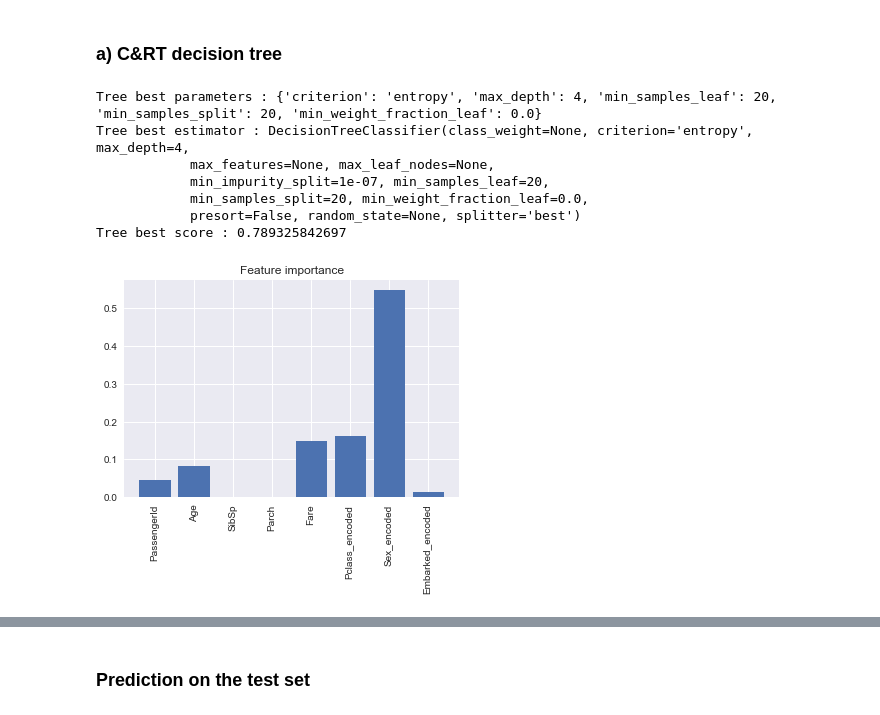
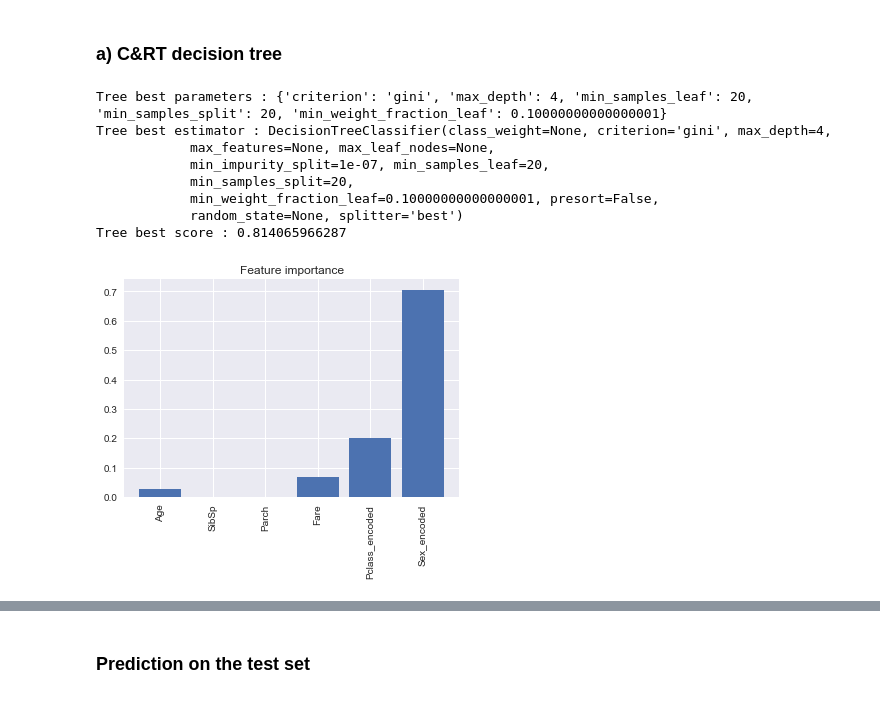
Before and after one commit to mknorps/DataScience-Projects, a Jupyter notebook: Titanic_meets_decision_Trees.ipynb, the cells around one changed output, grey strips where cells are left out. Cells and saved outputs as stored; diff of their text form; code cells hidden in the pictures.

Commit message:
added grid search with different metric

```diff
--- a/Titanic_meets_decision_Trees.ipynb
+++ b/Titanic_meets_decision_Trees.ipynb
@@ -221,9 +221,9 @@ For "Age" column as a first attempt we will use age distribution $F_{Age}$ known
 # filling NaN in "Embarked" and "Fare"
 
 for i,data in combined_cleaned.items():
-    data["Embarked"].fillna(value="S",inplace=True) # S is most popular value
     mean_Fare = data["Fare"].mean()
     data["Fare"].fillna(value=mean_Fare,inplace=True)
+    data.drop("Embarked",axis=1,inplace=True)
 # %%
 # filling NaN in "Age"
 fig, ax = plt.subplots( figsize=(6,4))
@@ -276,9 +276,9 @@ param_grid = {'min_samples_leaf':np.arange(20,50,5),
               'min_weight_fraction_leaf':np.arange(0,0.4,0.1),
               'criterion':['gini','entropy']}
 clf = tree.DecisionTreeClassifier()
-tree_search = GridSearchCV(clf, param_grid)
+tree_search = GridSearchCV(clf, param_grid, scoring='average_precision')
 
-X =  tree_data["train"]
+X =  tree_data["train"].drop("PassengerId",axis=1)
 Y = combined_cleaned["train"]["Survived"]
 tree_search.fit(X,Y)
 
@@ -286,26 +286,27 @@ print("Tree best parameters :",tree_search.best_params_)
 print("Tree best estimator :",tree_search.best_estimator_ )
 print("Tree best score :",tree_search.best_score_ )
 # %% [output]
-Tree best parameters : {'criterion': 'entropy', 'max_depth': 4, 'min_samples_leaf': 20, 'min_samples_split': 20, 'min_weight_fraction_leaf': 0.0}
-Tree best estimator : DecisionTreeClassifier(class_weight=None, criterion='entropy', max_depth=4,
+Tree best parameters : {'criterion': 'gini', 'max_depth': 4, 'min_samples_leaf': 20, 'min_samples_split': 20, 'min_weight_fraction_leaf': 0.10000000000000001}
+Tree best estimator : DecisionTreeClassifier(class_weight=None, criterion='gini', max_depth=4,
             max_features=None, max_leaf_nodes=None,
             min_impurity_split=1e-07, min_samples_leaf=20,
-            min_samples_split=20, min_weight_fraction_leaf=0.0,
-            presort=False, random_state=None, splitter='best')
-Tree best score : 0.789325842697
+            min_samples_split=20,
+            min_weight_fraction_leaf=0.10000000000000001, presort=False,
+            random_state=None, splitter='best')
+Tree best score : 0.814065966287
 # %%
 tree_best_parameters = tree_search.best_params_
 tree_optimized = tree.DecisionTreeClassifier(**tree_best_parameters)
 tree_optimized.fit(X,Y)
 
 train_columns = tree_data["train"].columns
 fig, ax = plt.subplots( figsize=(6,4))
-ax.bar(range(len(train_columns)),tree_optimized.feature_importances_ )
-plt.xticks(range(len(train_columns)),train_columns,rotation=90)
+ax.bar(range(len(X.columns)),tree_optimized.feature_importances_ )
+plt.xticks(range(len(X.columns)),X.columns,rotation=90)
 ax.set_title("Feature importance")
 plt.show()
 # %% [output]
-[figure, old version]
+[figure, new version]
 # %%
 import graphviz
 
```
Also changed, not shown: parts of 23 cells of this notebook.
